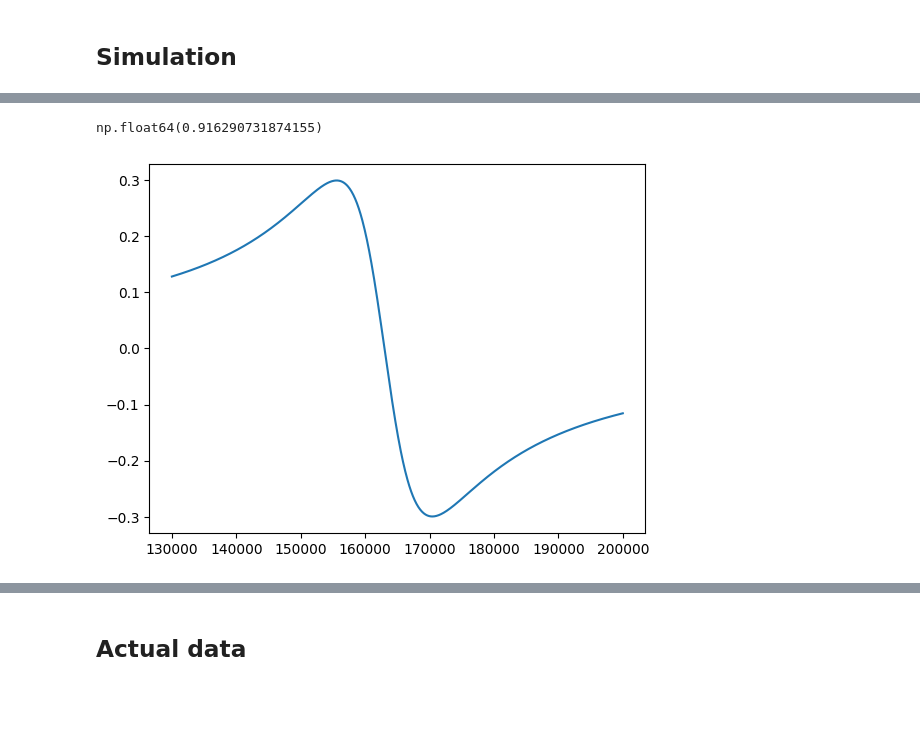
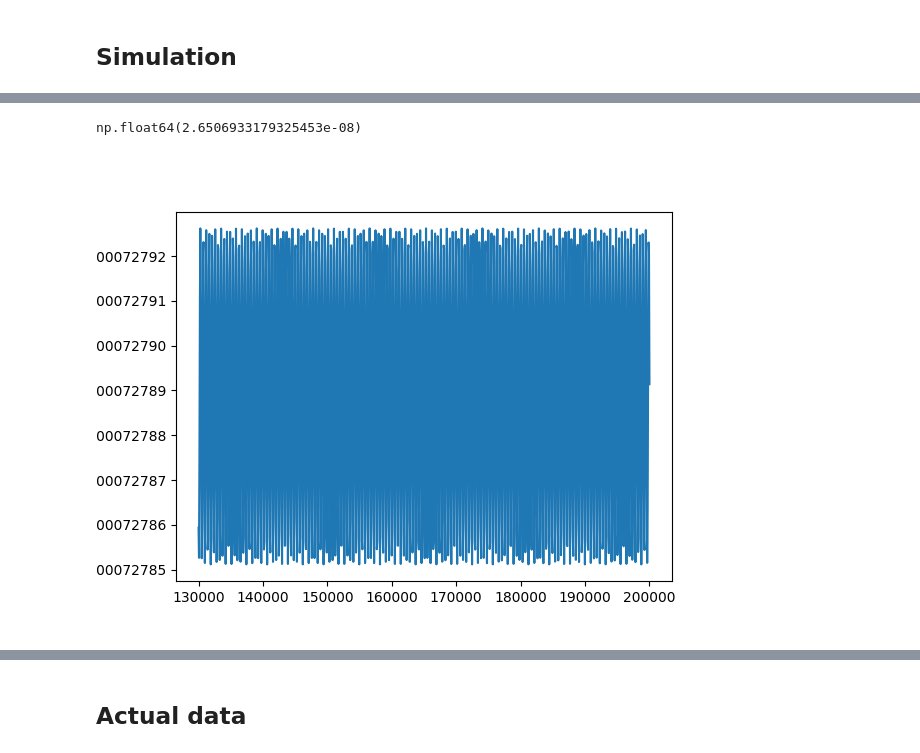
Before and after one commit to GuillaumeCLEMENT314/FHNW-, a Jupyter notebook: Experiment_vs_Simulation.ipynb, the cells around one changed output, grey strips where cells are left out. Saved outputs shown, nothing was run; the diff lists cells and outputs as text; code cells hidden in the pictures; blank space fills up the shorter version.

```diff
--- a/Experiment_vs_Simulation.ipynb
+++ b/Experiment_vs_Simulation.ipynb
@@ -49,7 +56,6 @@ from IPython.display import display, HTML
 ## Simulation
 # %%
 ## constants
-
 sigma = 1.082e-13 #m^2 from Table 7, [2]
 mu_B = 9.2740100657e-24 # J/T Bohr Magneton
 g_F = 0.5006
@@ -57,7 +63,7 @@ mu_eff = g_F * mu_B  # g_F depends on hyperfine level (±1/2 for Rb-87)
 gamma = 7e9             # Gyromagnetic ratio (Hz/T)
 Gamma_natural = 36.10e6 # Natural linewidth (Hz)
 I_sat = 44.84              # Saturation intensity (W/m²)
-
+P_sat = 35.2e-3 # for 1mm beam diameter
 
 ## Functions
 
@@ -81,3 +87,21 @@ def compute_M_pump(t, R_op_val, M0, delta, theta, Gamma, omega, omega_0):
     DC_val = np.mean(M_pump)
 
     return M_pump, amplitude, DC_val
+
+def compute_M_pump_instant(t, R_op_val, M0, delta, theta, Gamma, omega, omega_0):
+    Gamma_tot = R_op_val + Gamma
+    Delta = omega - omega_0  # Detuning
+
+    numerator_My = Gamma_tot - Delta
+    denominator = Gamma_tot * (Gamma_tot**2 + Delta**2 + 2 * delta**2)
+
+    My = R_op_val * M0 * delta * np.cos(theta) * np.sqrt(2) * numerator_My / denominator
+    Mz = R_op_val * M0 * np.cos(theta) * (Gamma_tot**2 + Delta**2) / denominator
+
+    M_pump = np.sin(theta) * My + np.cos(theta) * Mz
+
+    # Compute oscillation amplitude
+    amplitude = (np.max(M_pump) - np.min(M_pump))
+    DC_val = np.mean(M_pump)
+
+    return M_pump, amplitude, DC_val
@@ -83,0 +170,7 @@ def compute_M_pump(t, R_op_val, M0, delta, theta, Gamma, omega, omega_0):
+# %%
+B_0 = 163000/gamma_F
+omega_0 = gamma_F*B_0
+omega = np.linspace(130000,200000,1000000)
+t = 1
+
+signal, signal_DC, signal_IP, signal_QU = compute_S_k(theta_rf, theta_B, phi_B, omega_0, B_rf,omega,t)
@@ -83,0 +188,2 @@ def compute_M_pump(t, R_op_val, M0, delta, theta, Gamma, omega, omega_0):
+# %%
+P_signal, P_DC, P_IP, P_QU = compute_P_k(P_0, theta_B, L, kappa, theta_rf, phi_B, omega_0, B_rf,omega,t)
@@ -133,0 +545,10 @@ T = I_in * np.exp(-OD_mod)
+# %%
+omega_vec = np.linspace(130000, 200000, 10000)
+t_vec = np.linspace(0,0.001,1000)
+
+results_raw = np.zeros((len(omega_vec), len(t_vec)))
+M_pump = np.zeros(len(omega_vec))
+for i,omega in enumerate(omega_vec):
+    for j,t in enumerate(t_vec):
+        results_raw[i, j],_,_ = compute_M_pump(t, R_op, M0, delta, theta, Gamma, omega, omega_0)
+    M_pump[i] = np.max(results_raw[i,:]) - np.min(results_raw[i,:])
@@ -140,12 +667,13 @@ $2\delta^2$ 55125000.0
 # %%
-OD0
+np.std(T_tot)
 # %% [output]
-np.float64(0.916290731874155)
+np.float64(2.6506933179325453e-08)
 # %%
-plt.plot(omega, np.imag(M_AC/M0))
+%matplotlib widget
+plt.plot(omega, T_tot)
 plt.show()
 # %% [output]
-[figure, old version]
+[figure, new version]
 # %%
 fig, ax = plt.subplots(2, 1, figsize=(10, 6), sharex=True)
 
```
Also changed, not shown: parts of 35 cells of this notebook, 2 other files.
